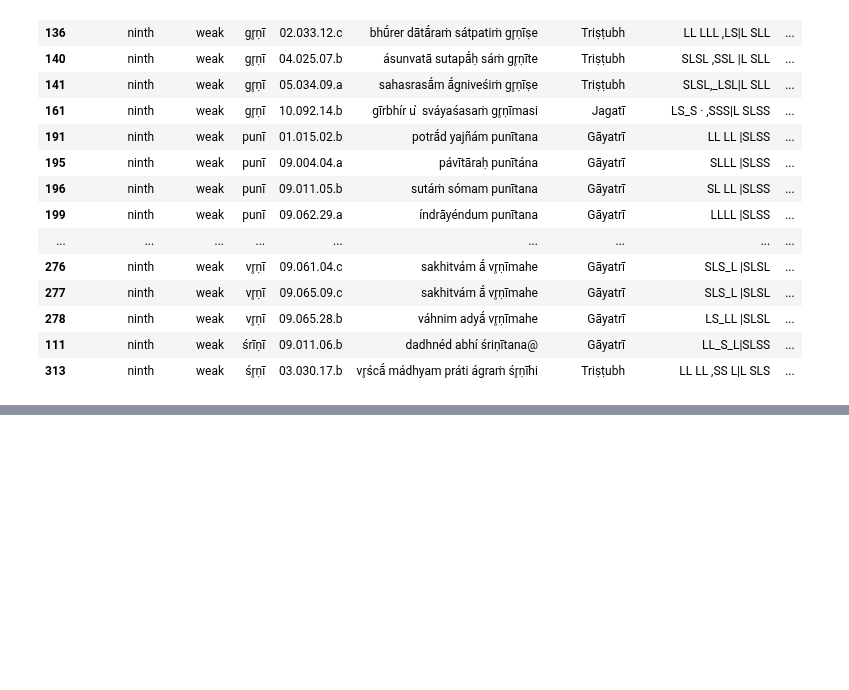
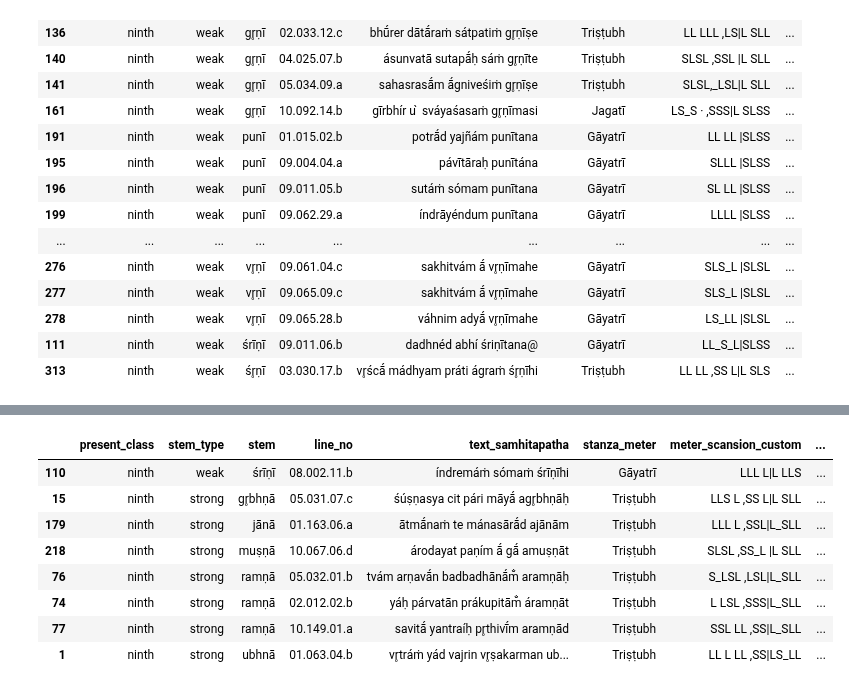
Before and after one commit to anupdhml/sanskrit_ninth_class_meter, a Jupyter notebook: 6_analysis.ipynb, the cells around one changed output, grey strips where cells are left out. Saved outputs shown, nothing was run; the diff lists cells and outputs as text; code cells hidden in the pictures; blank space fills up the shorter version.

```diff
--- a/6_analysis.ipynb
+++ b/6_analysis.ipynb
@@ -459,0 +483,12 @@ df_rv_lines_with_meter_filtered[COLUMNS_BASE] \
+# %%
+query_by_root_vowel_position("ninth", "L")
+# %% [output]
+|  | present_class | stem_type | stem | line_no | text_samhitapatha | stanza_meter | meter_scansion_custom | ... |
+| 110 | ninth | weak | śrīṇī | 08.002.11.b | índremáṁ sómaṁ śrīṇīhi | Gāyatrī | LLL L|L LLS | ... |
+| 15 | ninth | strong | gr̥bhṇā | 05.031.07.c | śúṣṇasya cit pári māyā́ agr̥bhṇāḥ | Triṣṭubh | LLS L ,SS L|L SLL | ... |
+| 179 | ninth | strong | jānā | 01.163.06.a | ātmā́naṁ te mánasārā́d ajānām | Triṣṭubh | LLL L ,SSL|L_SLL | ... |
+| 218 | ninth | strong | muṣṇā | 10.067.06.d | árodayat paṇím ā́ gā́ amuṣṇāt | Triṣṭubh | SLSL ,SS_L |L SLL | ... |
+| 76 | ninth | strong | ramṇā | 05.032.01.b | tvám arṇavā́n badbadhānā́m̐ aramṇāḥ | Triṣṭubh | S_LSL ,LSL|L_SLL | ... |
+| 74 | ninth | strong | ramṇā | 02.012.02.b | yáḥ párvatān prákupitām̐ áramṇāt | Triṣṭubh | L LSL ,SSS|L_SLL | ... |
+| 77 | ninth | strong | ramṇā | 10.149.01.a | savitā́ yantraíḥ pr̥thivī́m aramṇād | Triṣṭubh | SSL LL ,SS|L_SLL | ... |
+| 1 | ninth | strong | ubhnā | 01.063.04.b | vr̥tráṁ yád vajrin vr̥ṣakarman ub... | Triṣṭubh | LL L LL ,SS|LS_LL | ... |
```
Also changed, not shown: parts of 12 cells of this notebook.
